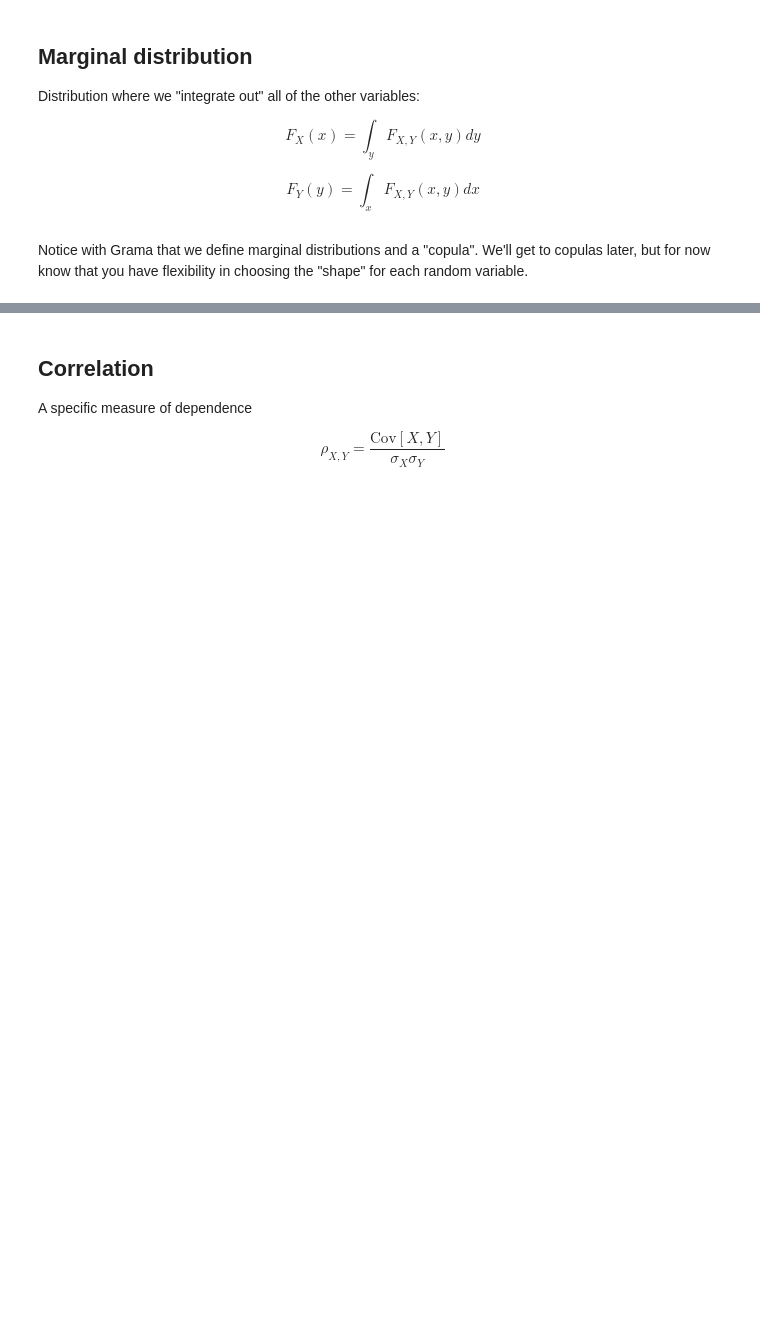
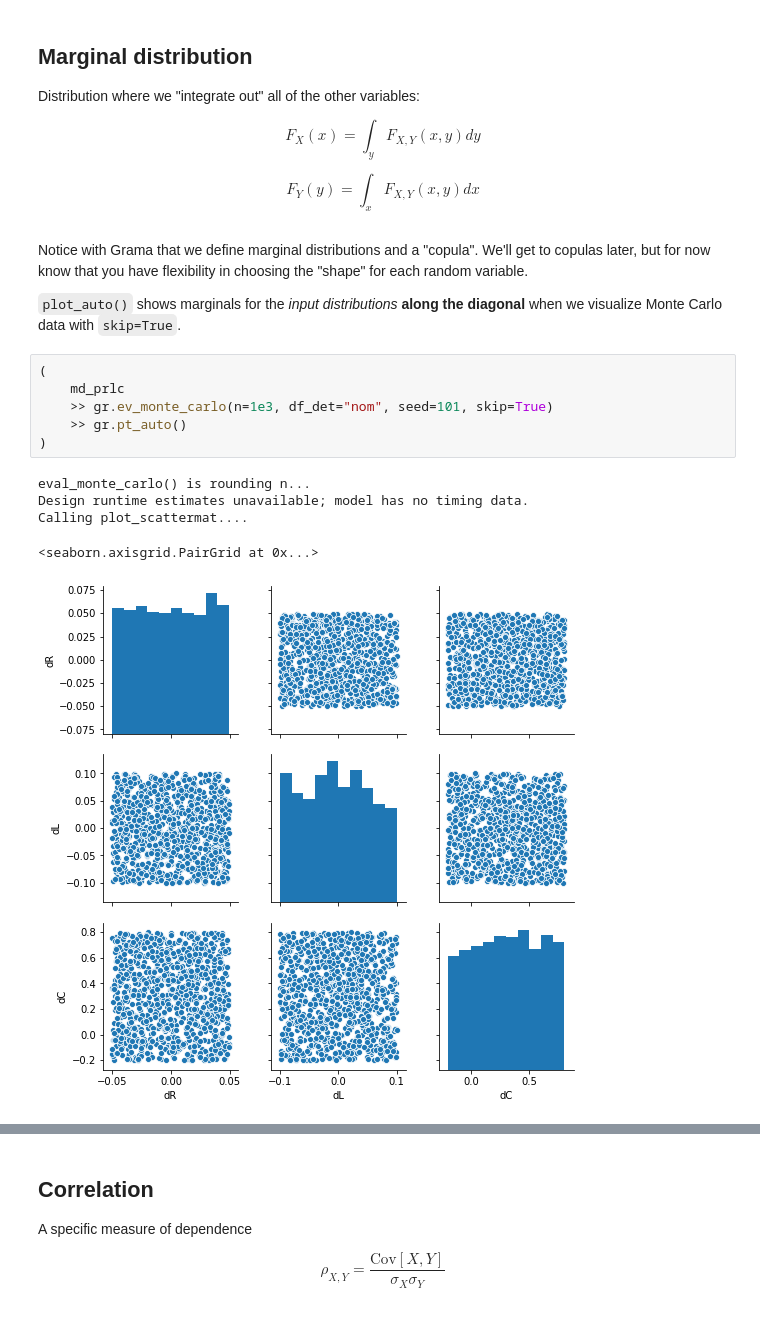
Before and after one commit to zdelrosario/pdo-notes, a Jupyter notebook: day17.ipynb, the cells around one changed output, grey strips where cells are left out. Saved outputs shown, nothing was run; the diff lists cells and outputs as text; blank space fills up the shorter version.

```diff
--- a/day17.ipynb
+++ b/day17.ipynb
@@ -289,3 +328,17 @@ $$F_X(x) = \int_y F_{X,Y}(x, y) dy$$
 $$F_Y(y) = \int_x F_{X,Y}(x, y) dx$$
 # %% [markdown]
 Notice with Grama that we define marginal distributions and a "copula". We'll get to copulas later, but for now know that you have flexibility in choosing the "shape" for each random variable.
+
+`plot_auto()` shows marginals for the *input distributions* **along the diagonal** when we visualize Monte Carlo data with `skip=True`.
+# %%
+(
+    md_prlc
+    >> gr.ev_monte_carlo(n=1e3, df_det="nom", seed=101, skip=True)
+    >> gr.pt_auto()
+)
+# %% [output]
+eval_monte_carlo() is rounding n...
+Design runtime estimates unavailable; model has no timing data.
+Calling plot_scattermat....
+<seaborn.axisgrid.PairGrid at 0x...>
+[figure, added]
```
Also changed, not shown: parts of 22 cells of this notebook.
